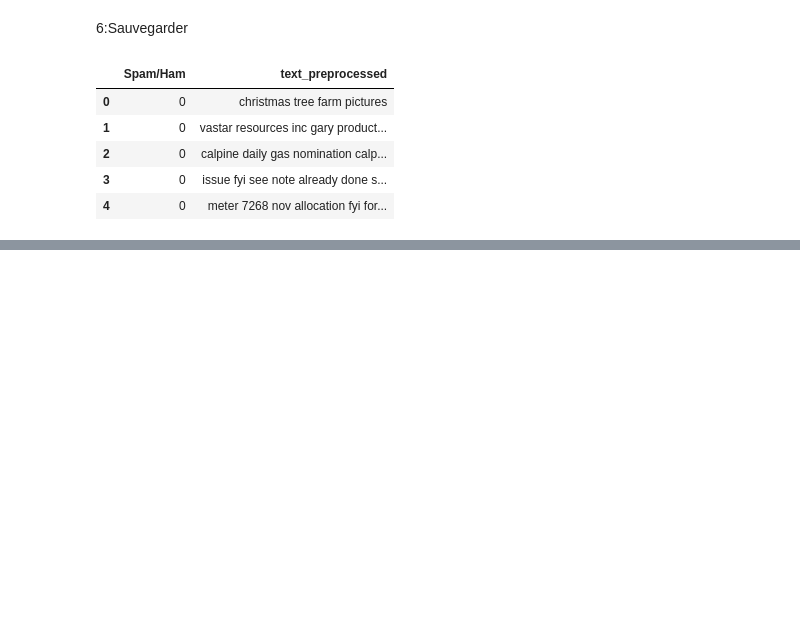
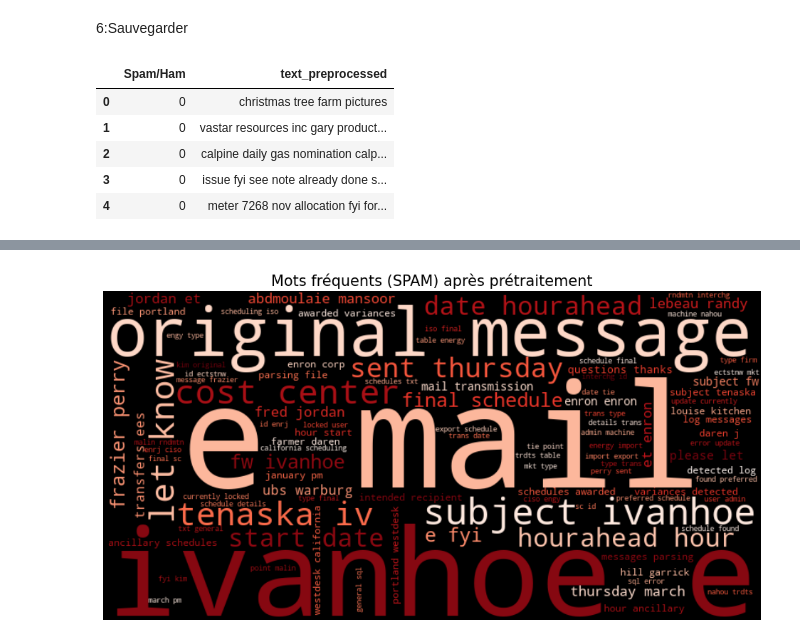
Before and after one commit to yasslous/classification-emails-enron, a Jupyter notebook: cahiers/02_pretraitement_nlp.ipynb, the cells around one changed output, grey strips where cells are left out. Saved outputs shown, nothing was run; the diff lists cells and outputs as text; code cells hidden in the pictures; blank space fills up the shorter version.

```diff
--- a/cahiers/02_pretraitement_nlp.ipynb
+++ b/cahiers/02_pretraitement_nlp.ipynb
@@ -132,0 +150,10 @@ Colonnes restantes : ['Spam/Ham', 'text_preprocessed']
+# %%
+# --- Affichage et Sauvegarde : SPAM ---
+plt.figure(figsize=(12, 6))
+plt.imshow(wordcloud_spam, interpolation='bilinear')
+plt.title('Mots fréquents (SPAM) après prétraitement', fontsize=15)
+plt.axis('off')
+plt.savefig('../resultats/06_wordcloud_spam_clean.png', bbox_inches='tight', dpi=300)
+plt.show()
+# %% [output]
+[figure, added]
```
Also changed, not shown: parts of 6 cells of this notebook, 2 other files.
